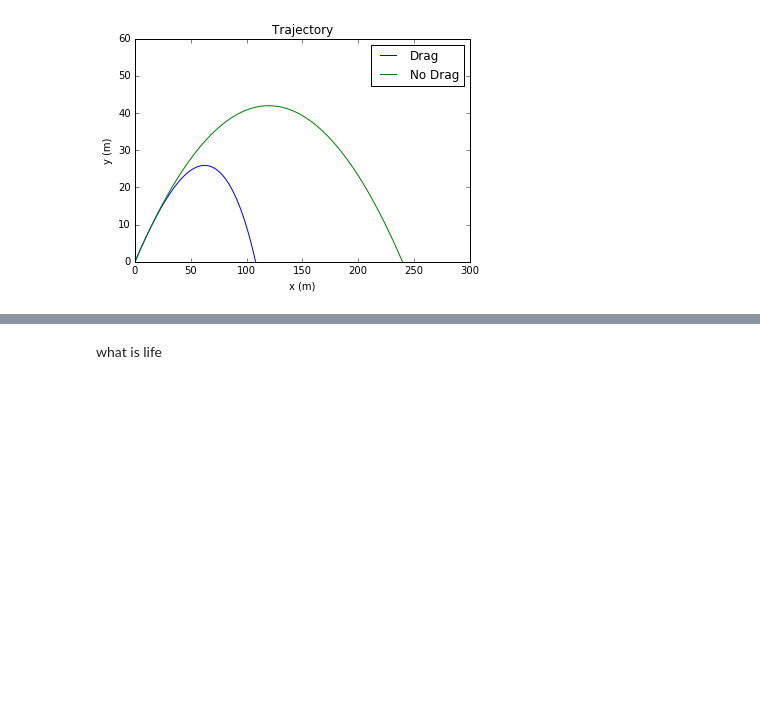
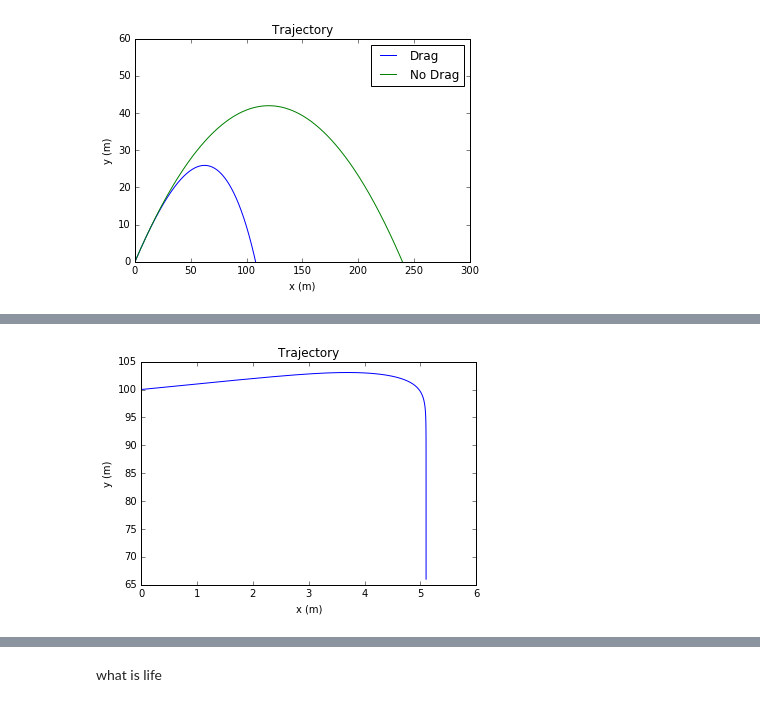
Before and after one commit to pitt1321/Nicholas-Sean-Rocket-Launch, a Jupyter notebook: Rocket.ipynb, the cells around one changed output, grey strips where cells are left out. Saved outputs shown, nothing was run; the diff lists cells and outputs as text; code cells hidden in the pictures; blank space fills up the shorter version.

Commit message:
Gravity, drag, and air density functions finished
Did a bit of testing. Will write much more rigorous test functions in
the future

```diff
--- a/Rocket.ipynb
+++ b/Rocket.ipynb
@@ -56,23 +56,14 @@ Max Range Drag: 135.507455921
 Max Range No Drag: 286.703215501
 [figure]
 # %%
-def g_acceleration(r):
-    '''Return the acceleration due to gravity at a distance r from earth.
+%matplotlib inline
+import matplotlib.pyplot as plt
+import numpy as np
+from scipy.integrate import odeint
 
-    Parameters:
-
-    r : radius (height) [m]
-
-    Returns:
-
-    g : acceleration due to gravity [m/s^2]'''
-
-    G = 6.6742*10**-11 # gravitational constant, Nm^2/kg^2
-    M = 5.9722*10**24 # mass of earth, kg
-    R = 6371*10**3 # radius of earth, m
-
-    g = G*M/(r + R)**2
-    return g
+m = 1
+A = 1
+C_d = 1
 
 def force_gravity(m, y):
     '''Calculate the force of gravity on an object.
@@ -80,13 +71,17 @@ def force_gravity(m, y):
     Parameters:
 
     m : mass of object [kg]
-    h : height [m]
+    y : distance above surface of earth [m]
 
     returns:
 
     F_g : force due to gravity [N]'''
 
-    F_g = m*g_acceleration(y)
+    G = 6.6742*10**-11 # gravitational constant, Nm^2/kg^2
+    M = 5.9722*10**24 # mass of earth, kg
+    R = 6371*10**3 # radius of earth, m
+
+    F_g = G*M*m/(y + R)**2
     return F_g
 
 def air_density(y):
@@ -108,22 +103,20 @@ def air_density(y):
     T = 288.15 # temperature, K
     M = 0.0289644 # molar mass of dry air, kg/mol
     R = 8.31447 # ideal gas constant, J/(mol K)
-    g = g_acceleration(y) # acceleration due to gravity at height h [m/s^2]
+    g = force_gravity(m, y)/m # acceleration due to gravity at height h [m/s^2]
 
     rho = rho_0 * np.exp(-g*M*y/(R*T))
     return rho
 
 
 
-def force_drag(vx, vy, y, **kwargs):
+def force_drag(y, vx, vy, variable_density=True):
     '''Return the drag force the rocket experiences during flight.
 
     Parameters:
 
-    vx : x velocity [m/s]
-    vy : y velocity [m/s]
+    v : velocity [m/s]
     h : height [m]
-    **kwargs : keyword arguments for cross-sectional area and drag coefficeint
 
     Returns:
 
@@ -132,9 +125,45 @@ def force_drag(vx, vy, y, **kwargs):
     rho = air_density(y)
     b = 1/(2*m) * rho * A * C_d
 
-    F_drag = b*(vx**2 + vy**2)
-    return F_drag
+    if not variable_density:
+        rho = 1.16
 
+    F_drag_x = b*np.sqrt(vx**2 + vy**2)*vx
+    F_drag_y = b*np.sqrt(vx**2 + vy**2)*vy
+
+    return F_drag_x, F_drag_y
+
+
+def x_acceleration(y, vx, vy):
+    F_drag_x, F_drag_y = force_drag(y, vx, vy)
+    return -F_drag_x/m
+
+def y_acceleration(y, vx, vy):
+    F_drag_x, F_drag_y = force_drag(y, vx, vy)
+    return (-force_gravity(m, y) - F_drag_y)/m
+
+def F(r, t):
+    y = r[1]
+    v_x, v_y = r[2], r[3]
+    a_x, a_y = x_acceleration(y, v_x, v_y), y_acceleration(y, v_x, v_y)
+    return np.array([v_x, v_y, a_x, a_y])
+
+T = np.linspace(0,10, 1000)
+r = np.array([0, 100, 50, 50])
+
+data = odeint(F, r, T)
+X1, Y1, VX1, VY1 = data[:,0], data[:, 1], data[:,2], data[:,3]
+
+plt.plot(X1, Y1, label='Drag')
+plt.title('Trajectory')
+plt.xlabel('x (m)')
+plt.ylabel('y (m)')
+plt.show()
+
+plt.plot(T, X1)
+plt.show()
+plt.plot(T, Y1)
+plt.show()
 
 
 def test_drag_constant():
@@ -150,0 +179 @@ def test_drag_variable():
+[figure, added]
```
Also changed, not shown: parts of 2 cells of this notebook, 1 other file.
